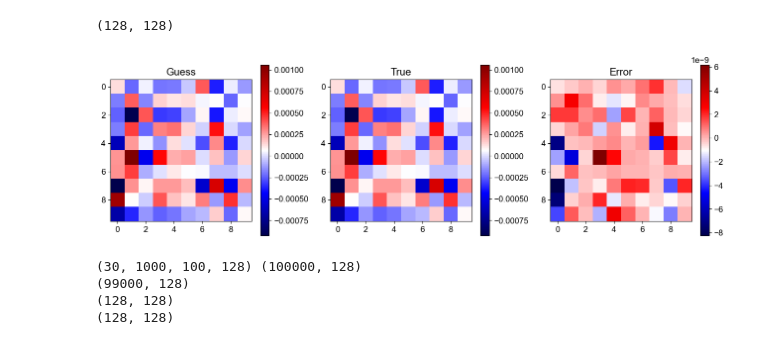
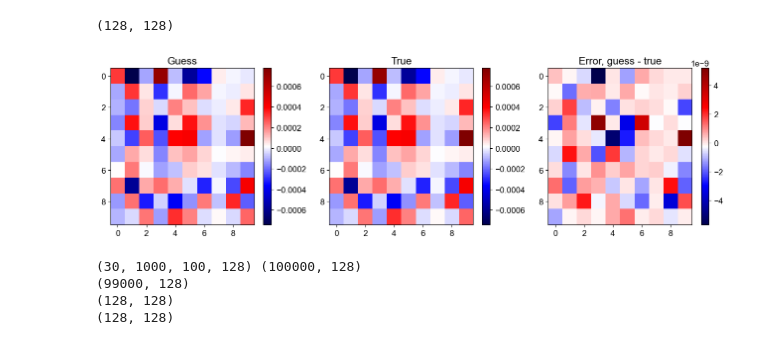
Before and after one commit to meeree/adjoint_dynamics, a Jupyter notebook: sweep_analysis.ipynb, the cells around one changed output. Saved outputs shown, nothing was run; the diff lists cells and outputs as text; code cells hidden in the pictures.

```diff
--- a/sweep_analysis.ipynb
+++ b/sweep_analysis.ipynb
@@ -58,7 +66,7 @@ tasks_decent_acc = tasks_decent_acc.split() # str -> list of str.
 ### Set the root directory of data to analyze. <strong>User should customize:</strong>
 # %%
 neurogym_root = '/home/ws3/Desktop/james/neurogym/examples/'
-task = tasks_decent_acc[0]
-root = neurogym_root + 'default_init_no_stopping_with_grads_' + task + '/'
+task = 'DelayMatchSample-v0'
+root = neurogym_root + 'default_init_no_stopping_' + task + '/'
 printbigmd(f'Data root file: {root}')
 # %% [output]
@@ -66,6 +74,6 @@ printbigmd(f'Data root file: {root}')
 # %%
 checkpoints, GD_iteration = load_checkpoints(root)
-checkpoints, GD_iteration = checkpoints[::2], GD_iteration[::2] # Subset
+checkpoints, GD_iteration = checkpoints[::5], GD_iteration[::5] # Subset
 GD_iteration = np.array(GD_iteration)
 printbigmd(f'{len(checkpoints)} Checkpoints, over {GD_iteration[-1]} GD iterations')
 # %% [output]
@@ -376,20 +382,23 @@ print(outer.shape)
 # %% [output]
 (128, 128)
 # %%
-plt.figure(figsize = (13, 4))
-plt.subplot(1,3,1)
-plt.imshow(outer[:10, :10], cmap = 'seismic')
-plt.title('Guess')
-plt.colorbar()
-plt.subplot(1,3,2)
-plt.imshow(grads_W[-3][:10, :10], cmap = 'seismic')
-plt.title('True')
-plt.colorbar()
-plt.subplot(1,3,3)
-plt.imshow(outer[:10, :10] - grads_W[-3][:10, :10], cmap = 'seismic')
-plt.title('Error')
-plt.colorbar()
-plt.tight_layout()
+def compare_2d(guess, true, **kwargs):
+    plt.figure(figsize = (13, 4))
+    plt.subplot(1,3,1)
+    plt.imshow(guess, cmap = 'seismic', aspect = 'auto', **kwargs)
+    plt.title('Guess')
+    plt.colorbar()
+    plt.subplot(1,3,2)
+    plt.imshow(true, cmap = 'seismic', aspect = 'auto', **kwargs)
+    plt.title('True')
+    plt.colorbar()
+    plt.subplot(1,3,3)
+    plt.imshow(guess - true, cmap = 'seismic', aspect = 'auto', **kwargs)
+    plt.title('Error, guess - true')
+    plt.colorbar()
+    plt.tight_layout()
+
+compare_2d(outer[:10, :10], grads_W[-3][:10, :10])
 plt.show()
 # %% [output]
-[figure, old version]
+[figure, new version]
```
Also changed, not shown: parts of 29 cells of this notebook, 11 other files.
